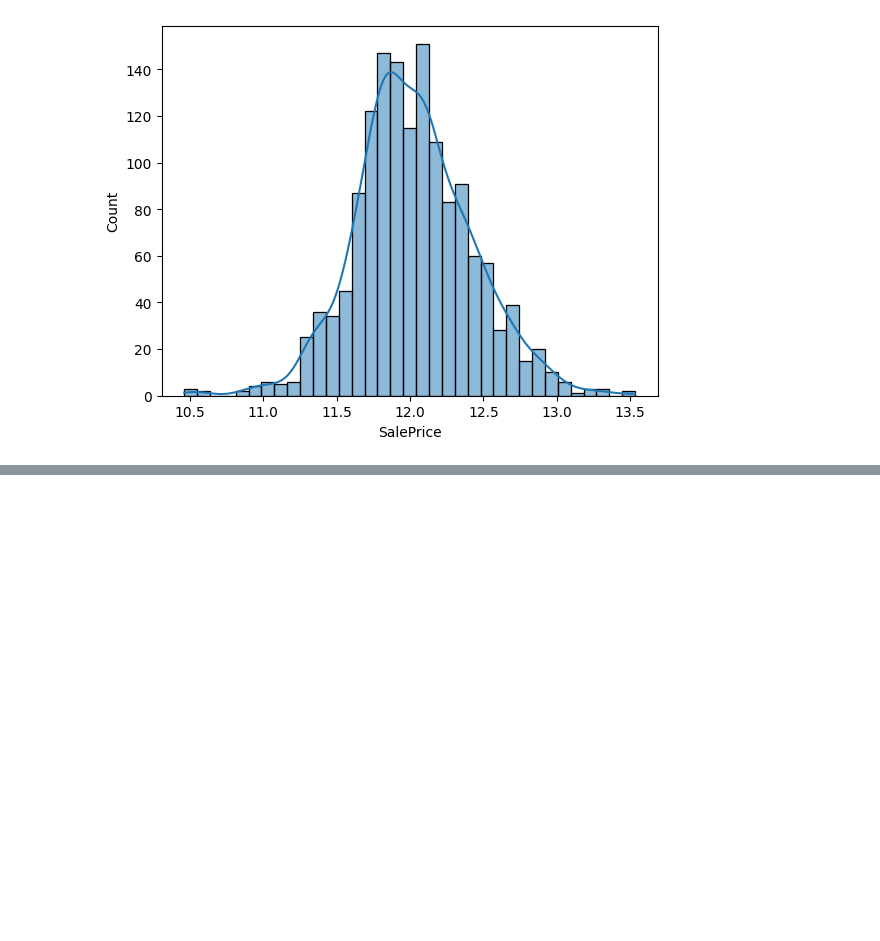
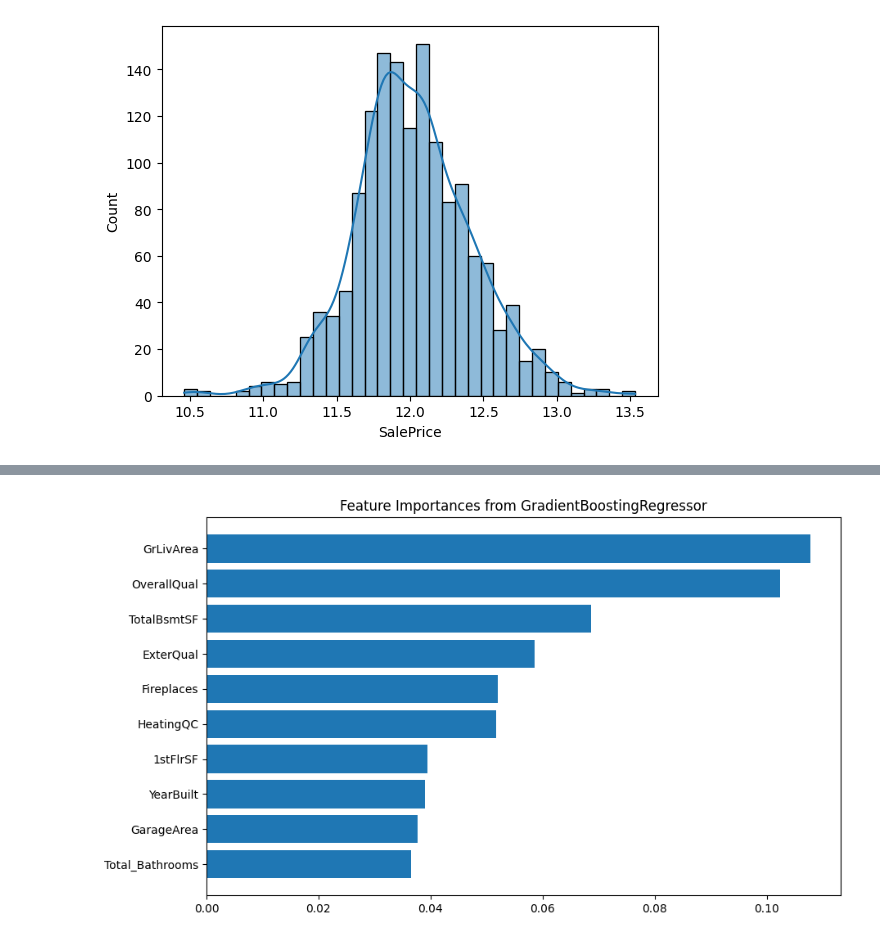
Before and after one commit to milan0122/House_SalePrice_Predictions, a Jupyter notebook: research.ipynb, the cells around one changed output, grey strips where cells are left out. Drawn from its saved outputs; the diff is of its cells as text; code cells hidden in the pictures; blank space fills up the shorter version.

```diff
--- a/research.ipynb
+++ b/research.ipynb
@@ -225,8 +219,14 @@ df.shape
 # %%
 ##Model training
 from sklearn.model_selection import train_test_split
-from sklearn.linear_model import LinearRegression
-from sklearn.preprocessing import StandardScaler
+from sklearn.ensemble import GradientBoostingRegressor
 X_train,X_test,y_train,y_test = train_test_split(df,target_data,test_size=0.3,
                                                  random_state=42)
+gbd = GradientBoostingRegressor(n_estimators=3000,learning_rate=0.05,
+                                max_depth=4,max_features='sqrt',min_samples_leaf = 15,
+                                min_samples_split = 10,
+                                loss='huber',random_state=42)
+
+gbd.fit(X_train,y_train)
+y_pred = gbd.predict(X_test)
 # %%
@@ -260,0 +237,16 @@ feature_
+# %%
+feature_importance = gbd.feature_importances_
+feature_names = X_train.columns
+feat_importance_df= pd.DataFrame({
+    'Feature':feature_names,
+    'Importance':feature_importance
+}).sort_values(by='Importance',ascending=False)
+# %%
+plt.figure(figsize=(10,6))
+top_importance = feat_importance_df.head(10)
+plt.barh(top_importance['Feature'], top_importance['Importance'])
+plt.gca().invert_yaxis()
+plt.title("Feature Importances from GradientBoostingRegressor")
+plt.show()
+# %% [output]
+[figure, added]
```
Also changed, not shown: parts of 19 cells of this notebook.
